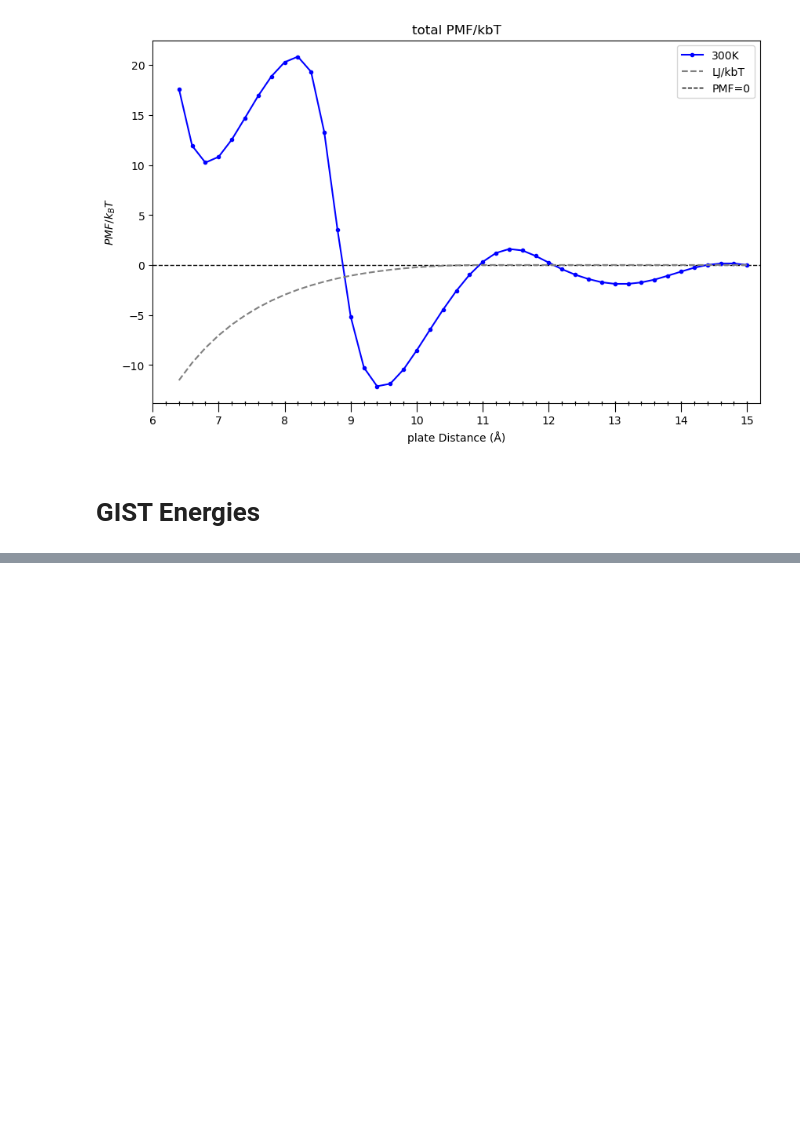
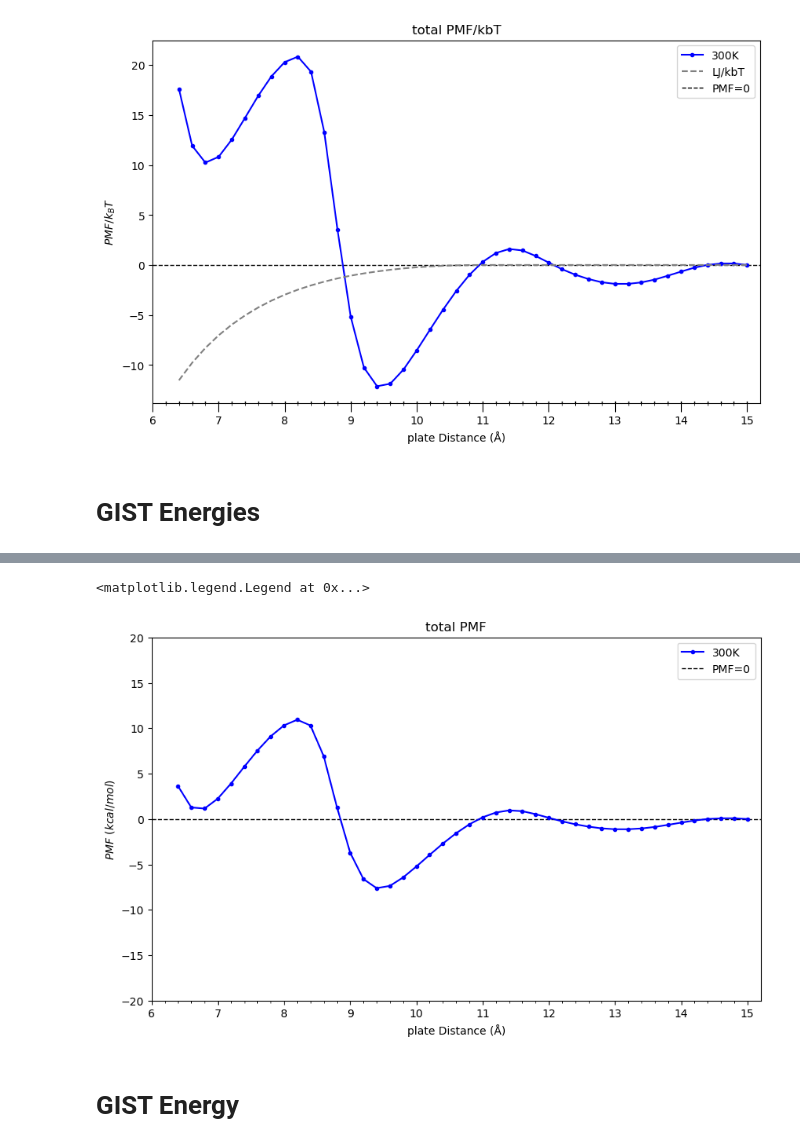
Before and after one commit to arghavanvg/hydrophobic-plates-analysis, a Jupyter notebook: df-energy-plotting.ipynb, the cells around one changed output, grey strips where cells are left out. Drawn from its saved outputs; the diff is of its cells as text; code cells hidden in the pictures; blank space fills up the shorter version.

```diff
--- a/df-energy-plotting.ipynb
+++ b/df-energy-plotting.ipynb
@@ -132,0 +135,17 @@ plt.legend()
+# %%
+import numpy as np
+import pandas as pd
+import matplotlib.pyplot as plt
+import matplotlib.ticker as ticker
+import os
+
+input_file = '/Users/arghavan/Graduate Center Dropbox/Arghavan Vedadi Gargari/Hydrophobic Plates/Arghavan//PMF-TdS-data/PMF-tdS data/pmf_kcal.txt'
+cols = ['distance', '260', '280', '300','320','360']
+df_in_nm = pd.read_csv(input_file, delim_whitespace=True, names=cols)
+output_path = '/Users/arghavan/lab/hp-results/total-energy-plots/'
+# %%
+df = df_in_nm.iloc[20:].copy()
+df.reset_index(drop=True, inplace=True)
+
+print (df.columns)
+df['distance']
@@ -132,0 +171,35 @@ plt.legend()
+# %%
+plt.figure(figsize=(10, 6))
+plt.plot(df['distance'], df['300'], 'bo-', markersize=3, label='300K', zorder=2)
+# plt.plot(df['distance'], df['LJ'], color='grey', linestyle='--', markersize=3, label='LJ', zorder=2)
+plt.hlines(y=0.00, xmin=6.0, xmax=15.2, color='black', linestyle='--', linewidth=1, label='PMF=0', zorder=1)
+
+
+plt.title('total PMF')
+plt.xlabel('plate Distance (Å)')
+plt.ylabel(r'$PMF \ (kcal/mol)$')
+plt.ylim(-20, 20)
+plt.xlim(6.0,15.2)
+plt.gca().xaxis.set_major_locator(ticker.MultipleLocator(1))
+plt.gca().xaxis.set_minor_locator(ticker.MultipleLocator(0.1))
+
+medium_ticks = np.arange(6.2,15.2, 0.2)
+plt.gca().set_xticks(medium_ticks, minor=True)
+
+# # small_ticks = np.arange(6.2,15.2, 0.1)
+# # plt.gca().set_xticks(small_ticks, minor=True)
+
+# plt.tick_params(axis='x', which='major', length=8)
+# plt.tick_params(axis='x', which='minor', length=2)
+# for t in medium_ticks:
+#     plt.gca().axvline(t, ymin=0, ymax=0.003, color='k', lw=1)
+
+
+plt.legend()
+
+# plt.savefig(f'{output_path}/totalPMF.png', dpi=600)
+# %% [output]
+<matplotlib.legend.Legend at 0x...>
+[figure, added]
+# %% [markdown]
+# GIST Energy
```
Also changed, not shown: parts of 14 cells of this notebook, 2 other files.
